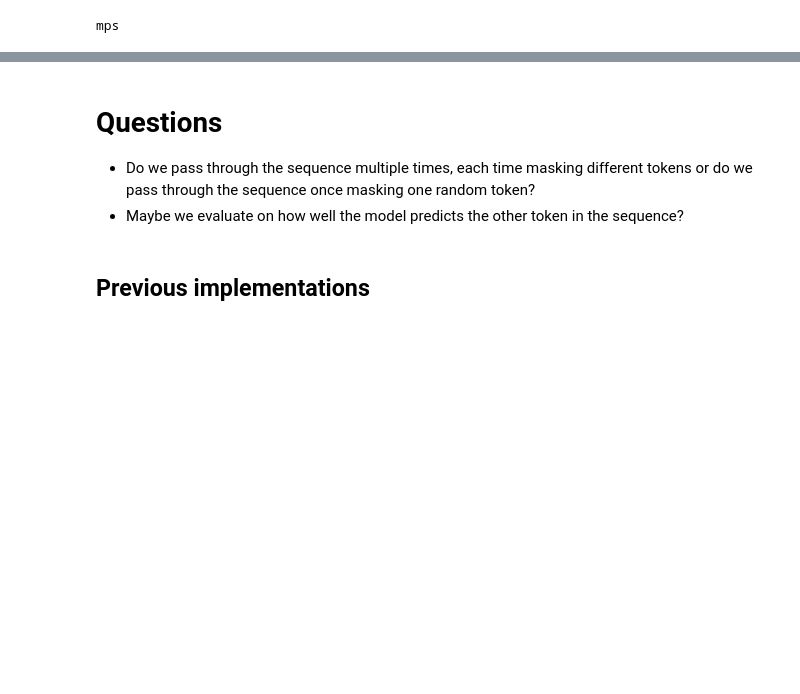
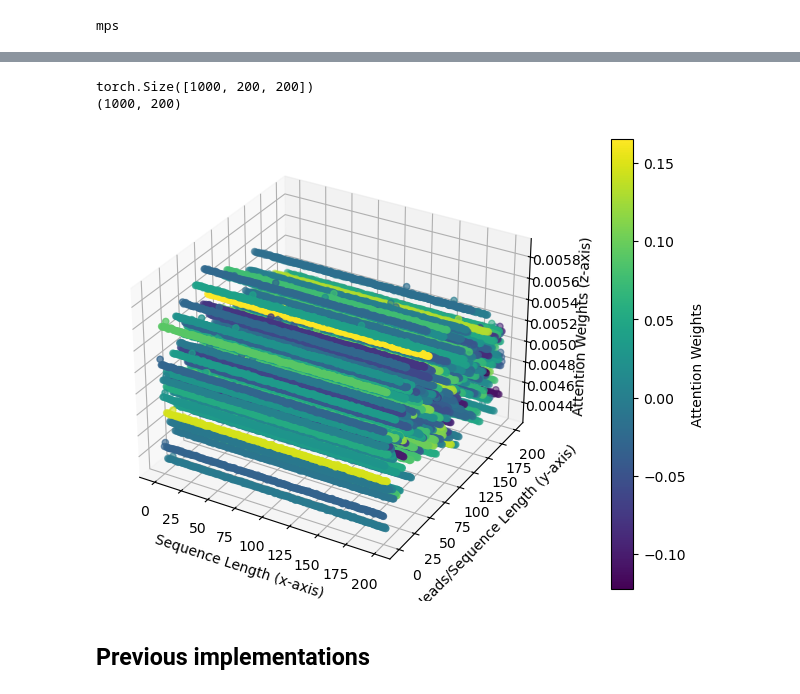
Before and after one commit to marindigen/semester-project-II, a Jupyter notebook: simple_transformer.ipynb, the cells around one changed output, grey strips where cells are left out. Saved outputs shown, nothing was run; the diff lists cells and outputs as text; code cells hidden in the pictures; blank space fills up the shorter version.

```diff
--- a/simple_transformer.ipynb
+++ b/simple_transformer.ipynb
@@ -75,0 +31,7 @@ def mask_random_spin(sequence, mask_token=2):
+# %%
+# Sequences for decoder
+dec_chains_train = np.load('data/final_chains_T=1_num_iters=400_train.npy')
+print("Loaded train sequences of proteins sampled from Boltzmann distribution:", dec_chains_train.shape)
+
+dec_chains_test = np.load('data/final_chains_T=1_num_iters=400_test.npy')
+print("Loaded test sequences of proteins sampled from Boltzmann distribution:", dec_chains_test.shape)
@@ -365,7 +252,59 @@ Epoch 2 | Eval Loss: 0.7441
-# %% [markdown]
-# Questions
-- Do we pass through the sequence multiple times, each time masking different tokens or do we pass through the sequence once masking one random token?
-- Maybe we evaluate on how well the model predicts the other token in the sequence?
+# %%
+# To save only the decoder layer weights
+torch.save(torch.stack(attn_weights), 'model_decoder/transformer_cross_attn_weights.pth')
+
+# If you need to load these weights later
+decoder_weights = torch.load('model_decoder/transformer_cross_attn_weights.pth')
+print(decoder_weights.shape)
+print(dec_chains_test.shape)
+# %% [output]
+torch.Size([1000, 200, 200])
+(1000, 200)
+# %%
+# loading self-attention weights)
+caw = decoder_weights.mean(0).cpu().detach().numpy()
+
+# Create a meshgrid for x and y axes
+x = np.arange(caw.shape[0])
+y = np.arange(caw.shape[1])
+x, y = np.meshgrid(x, y)
+
+# Create a meshgrid for x and y axes
+x = np.arange(caw.shape[0])
+y = np.arange(caw.shape[1])
+x, y = np.meshgrid(x, y)
+
+# Transpose the meshgrid to match the shape of attention_weights
+x = x.T
+y = y.T
+
+# Flatten the x, y, and z (attention_weights) for plotting
+x = x.flatten()
+y = y.flatten()
+z = caw.flatten()
+
+# Plotting
+fig = plt.figure()
+ax = fig.add_subplot(111, projection='3d')
+
+# Scatter plot with colormap
+# third distribution is more aligned one
+sc = ax.scatter(x, y, z, c=np.dot(caw,dec_chains_test[:200,:]), cmap='viridis')
+
+# Add a colorbar
+cbar = plt.colorbar(sc, ax=ax, pad=0.1)
+cbar.set_label('Attention Weights')
+
+# Labels
+ax.set_xlabel('Sequence Length (x-axis)')
+ax.set_ylabel('Heads/Sequence Length (y-axis)')
+ax.set_zlabel('Attention Weights (z-axis)')
+
+
+plt.tight_layout()
+plt.show()
+# %% [output]
+[figure, added]
 # %% [markdown]
 ## Previous implementations
 # %%
```
Also changed, not shown: parts of 7 cells of this notebook.
